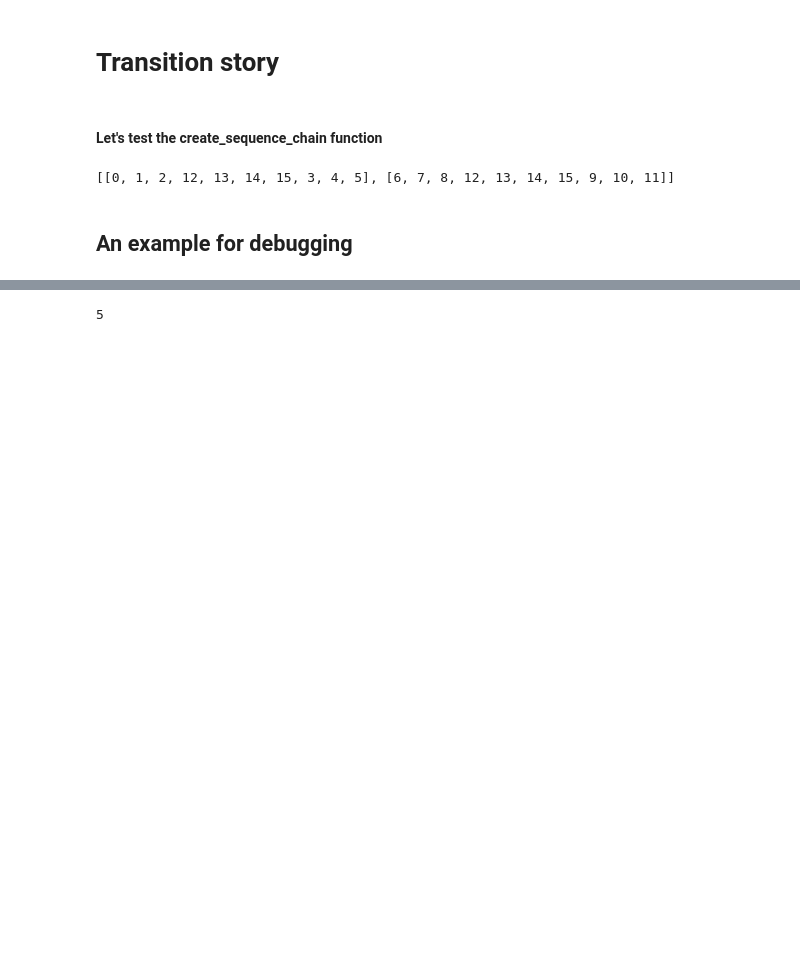
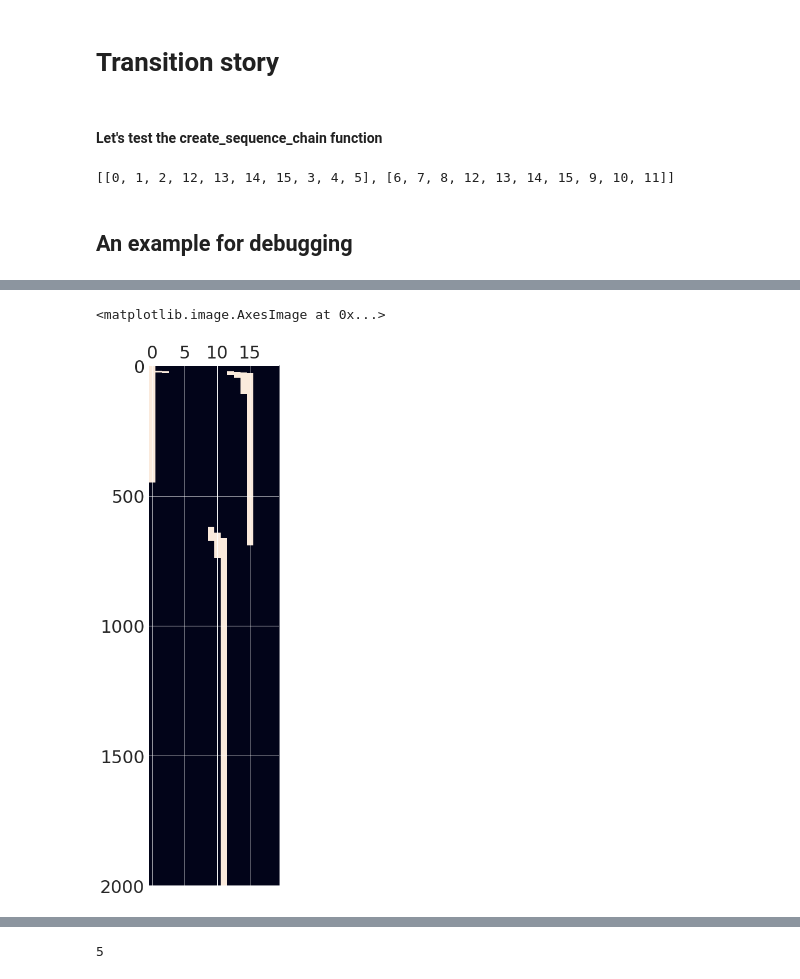
Before and after one commit to h-mayorquin/firing_rate_sequences, a Jupyter notebook: notebooks/2017-11-23(Transition Story).ipynb, the cells around one changed output, grey strips where cells are left out. Cells and saved outputs as stored; diff of their text form; code cells hidden in the pictures; blank space fills up the shorter version.

```diff
--- a/notebooks/2017-11-23(Transition Story).ipynb
+++ b/notebooks/2017-11-23(Transition Story).ipynb
@@ -119,3 +41,8 @@ self 3.47314314916 exc 7.55644197409 inh -2.95509991176
+# %%
+plt.matshow(x_history, aspect='auto')
+# %% [output]
+<matplotlib.image.AxesImage at 0x...>
+[figure, added]
 # %%
 fig = plt.figure()
 ax = fig.add_subplot(111)
```
Also changed, not shown: parts of 4 cells of this notebook, 9 other files.
